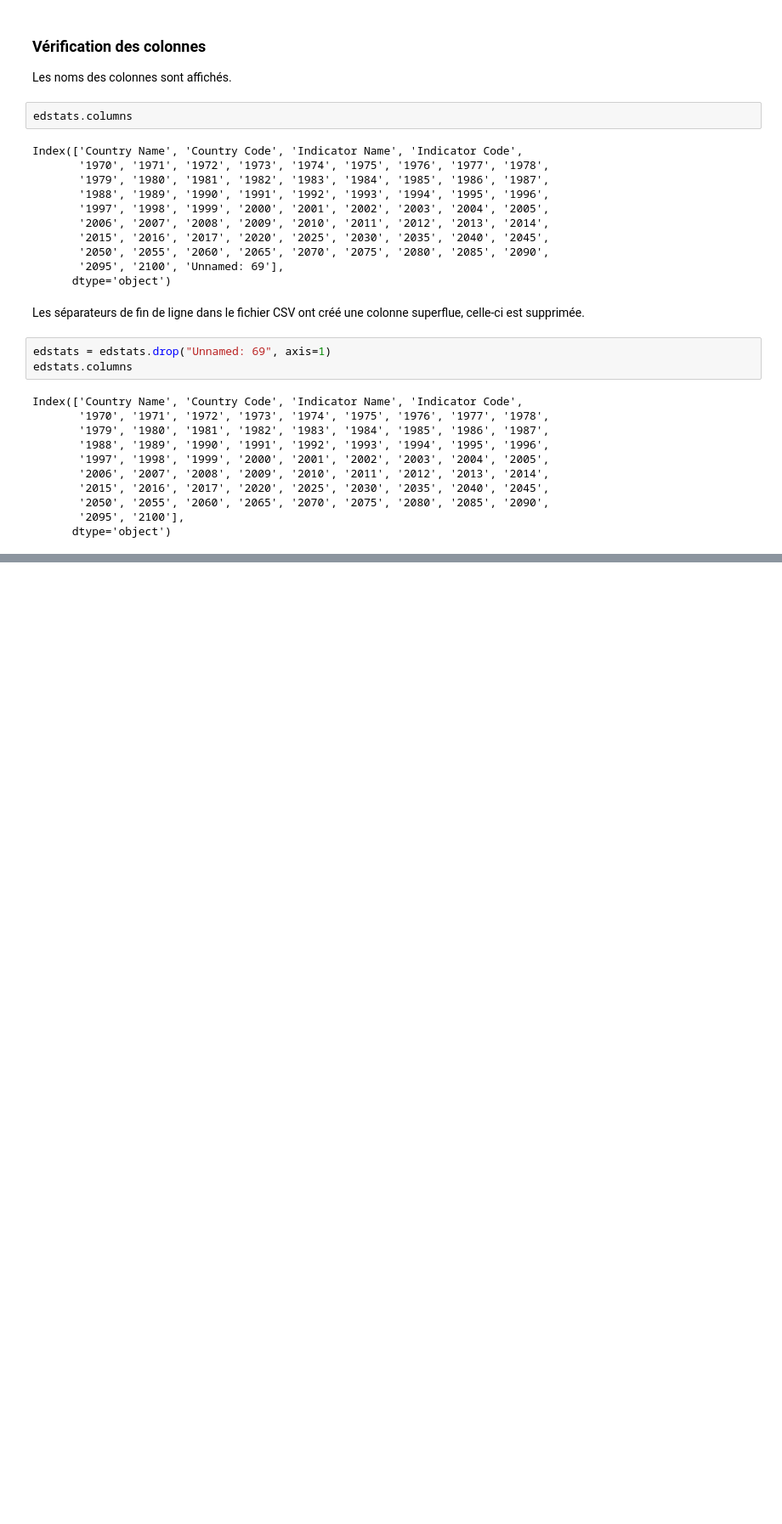
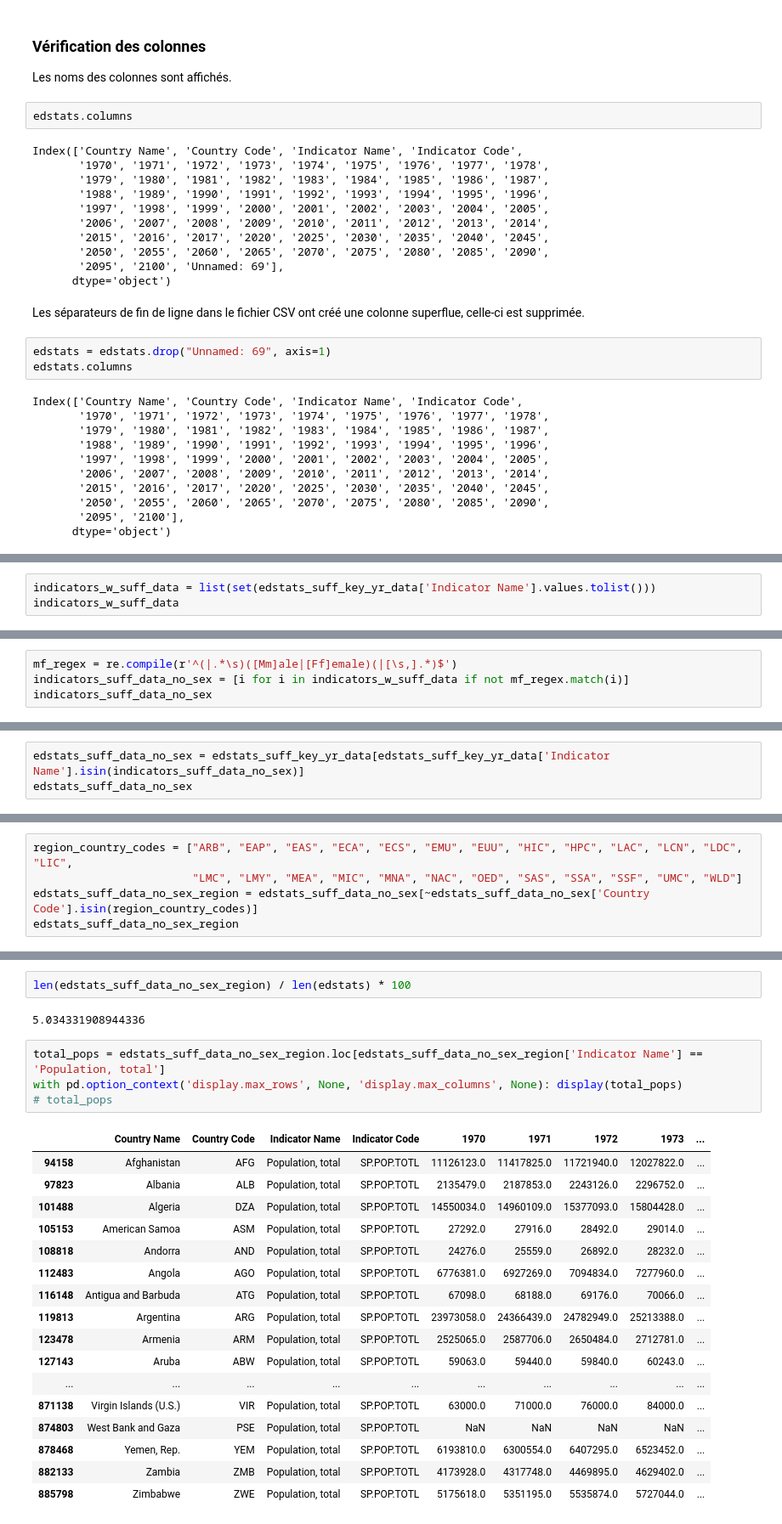
Before and after one commit to gabrielhermel/OC_DS_P2, a Jupyter notebook: Hermel_Gabriel_1_notebook_072022.ipynb, the cells around one changed output, grey strips where cells are left out. Shown at 85% size. Drawn from its saved outputs; the diff is of its cells as text; blank space fills up the shorter version.

Commit message:
added filters for insuff. data, gender, and working on pop.

```diff
--- a/Hermel_Gabriel_1_notebook_072022.ipynb
+++ b/Hermel_Gabriel_1_notebook_072022.ipynb
@@ -127,0 +196,3 @@ dtype: float64
+# %%
+indicators_w_suff_data = list(set(edstats_suff_key_yr_data['Indicator Name'].values.tolist()))
+indicators_w_suff_data
@@ -127,0 +217,4 @@ dtype: float64
+# %%
+mf_regex = re.compile(r'^(|.*\s)([Mm]ale|[Ff]emale)(|[\s,].*)$')
+indicators_suff_data_no_sex = [i for i in indicators_w_suff_data if not mf_regex.match(i)]
+indicators_suff_data_no_sex
@@ -127,0 +239,3 @@ dtype: float64
+# %%
+edstats_suff_data_no_sex = edstats_suff_key_yr_data[edstats_suff_key_yr_data['Indicator Name'].isin(indicators_suff_data_no_sex)]
+edstats_suff_data_no_sex
@@ -127,0 +260,5 @@ dtype: float64
+# %%
+region_country_codes = ["ARB", "EAP", "EAS", "ECA", "ECS", "EMU", "EUU", "HIC", "HPC", "LAC", "LCN", "LDC", "LIC",
+                        "LMC", "LMY", "MEA", "MIC", "MNA", "NAC", "OED", "SAS", "SSA", "SSF", "UMC", "WLD"]
+edstats_suff_data_no_sex_region = edstats_suff_data_no_sex[~edstats_suff_data_no_sex['Country Code'].isin(region_country_codes)]
+edstats_suff_data_no_sex_region
@@ -127,0 +279,26 @@ dtype: float64
+# %%
+len(edstats_suff_data_no_sex_region) / len(edstats) * 100
+# %% [output]
+5.034331908944336
+# %%
+total_pops = edstats_suff_data_no_sex_region.loc[edstats_suff_data_no_sex_region['Indicator Name'] == 'Population, total']
+with pd.option_context('display.max_rows', None, 'display.max_columns', None): display(total_pops)
+# total_pops
+# %% [output]
+|  | Country Name | Country Code | Indicator Name | Indicator Code | 1970 | 1971 | 1972 | 1973 | ... |
+| 94158 | Afghanistan | AFG | Population, total | SP.POP.TOTL | 11126123.0 | 11417825.0 | 11721940.0 | 12027822.0 | ... |
+| 97823 | Albania | ALB | Population, total | SP.POP.TOTL | 2135479.0 | 2187853.0 | 2243126.0 | 2296752.0 | ... |
+| 101488 | Algeria | DZA | Population, total | SP.POP.TOTL | 14550034.0 | 14960109.0 | 15377093.0 | 15804428.0 | ... |
+| 105153 | American Samoa | ASM | Population, total | SP.POP.TOTL | 27292.0 | 27916.0 | 28492.0 | 29014.0 | ... |
+| 108818 | Andorra | AND | Population, total | SP.POP.TOTL | 24276.0 | 25559.0 | 26892.0 | 28232.0 | ... |
+| 112483 | Angola | AGO | Population, total | SP.POP.TOTL | 6776381.0 | 6927269.0 | 7094834.0 | 7277960.0 | ... |
+| 116148 | Antigua and Barbuda | ATG | Population, total | SP.POP.TOTL | 67098.0 | 68188.0 | 69176.0 | 70066.0 | ... |
+| 119813 | Argentina | ARG | Population, total | SP.POP.TOTL | 23973058.0 | 24366439.0 | 24782949.0 | 25213388.0 | ... |
+| 123478 | Armenia | ARM | Population, total | SP.POP.TOTL | 2525065.0 | 2587706.0 | 2650484.0 | 2712781.0 | ... |
+| 127143 | Aruba | ABW | Population, total | SP.POP.TOTL | 59063.0 | 59440.0 | 59840.0 | 60243.0 | ... |
+| ... | ... | ... | ... | ... | ... | ... | ... | ... | ... |
+| 871138 | Virgin Islands (U.S.) | VIR | Population, total | SP.POP.TOTL | 63000.0 | 71000.0 | 76000.0 | 84000.0 | ... |
+| 874803 | West Bank and Gaza | PSE | Population, total | SP.POP.TOTL | NaN | NaN | NaN | NaN | ... |
+| 878468 | Yemen, Rep. | YEM | Population, total | SP.POP.TOTL | 6193810.0 | 6300554.0 | 6407295.0 | 6523452.0 | ... |
+| 882133 | Zambia | ZMB | Population, total | SP.POP.TOTL | 4173928.0 | 4317748.0 | 4469895.0 | 4629402.0 | ... |
+| 885798 | Zimbabwe | ZWE | Population, total | SP.POP.TOTL | 5175618.0 | 5351195.0 | 5535874.0 | 5727044.0 | ... |
```
Also changed, not shown: parts of 12 cells of this notebook.
